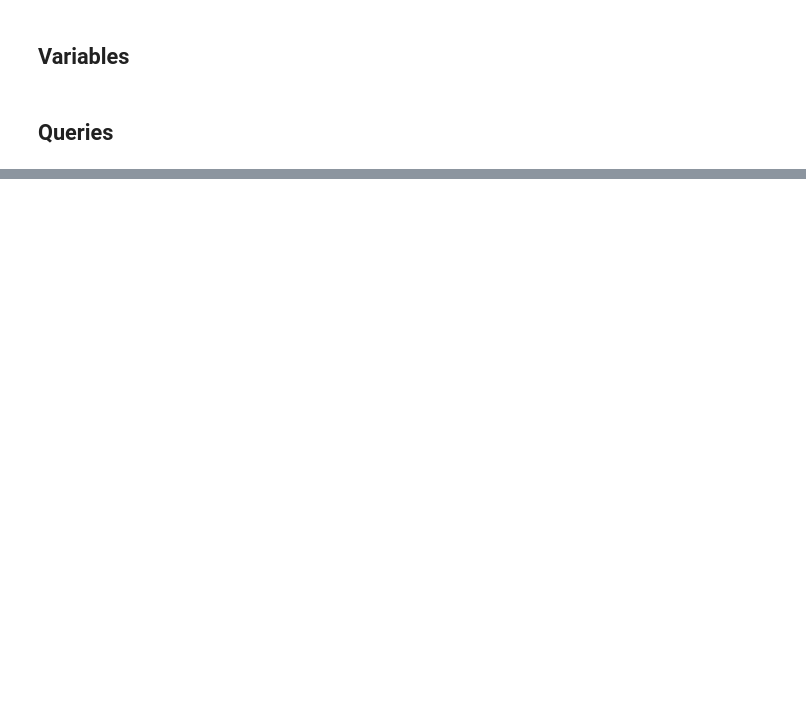
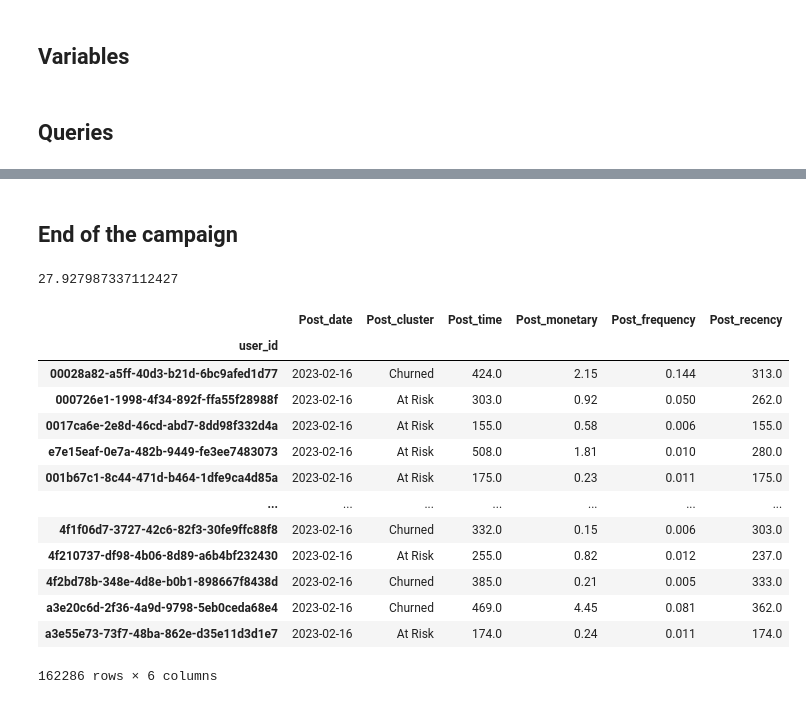
Before and after one commit to klar-mx/growth-scripts, a Jupyter notebook: RFM/CRM_Analytics/Churned_Campaigns/Churned Analysis V3.ipynb, the cells around one changed output, grey strips where cells are left out. Cells and saved outputs as stored; diff of their text form; code cells hidden in the pictures; blank space fills up the shorter version.

```diff
--- a/RFM/CRM_Analytics/Churned_Campaigns/Churned Analysis V3.ipynb
+++ b/RFM/CRM_Analytics/Churned_Campaigns/Churned Analysis V3.ipynb
@@ -207,0 +139,9 @@ Treatment
+# %% [markdown]
+## End of the campaign
+# %%
+start_time = time.time()
+# Start of the campaign
+end_campaign = pd.read_sql_query(query_rfm.format(dates[1], tuple(cohort_info.user_id.to_list())), cnx)
+print(time.time()-start_time)
+# %% [output]
+27.927987337112427
@@ -207,0 +152,17 @@ Treatment
+# %%
+end_campaign
+# %% [output]
+|  | Post_date | Post_cluster | Post_time | Post_monetary | Post_frequency | Post_recency |
+| user_id |  |  |  |  |  |  |
+| 00028a82-a5ff-40d3-b21d-6bc9afed1d77 | 2023-02-16 | Churned | 424.0 | 2.15 | 0.144 | 313.0 |
+| 000726e1-1998-4f34-892f-ffa55f28988f | 2023-02-16 | At Risk | 303.0 | 0.92 | 0.050 | 262.0 |
+| 0017ca6e-2e8d-46cd-abd7-8dd98f332d4a | 2023-02-16 | At Risk | 155.0 | 0.58 | 0.006 | 155.0 |
+| e7e15eaf-0e7a-482b-9449-fe3ee7483073 | 2023-02-16 | At Risk | 508.0 | 1.81 | 0.010 | 280.0 |
+| 001b67c1-8c44-471d-b464-1dfe9ca4d85a | 2023-02-16 | At Risk | 175.0 | 0.23 | 0.011 | 175.0 |
+| ... | ... | ... | ... | ... | ... | ... |
+| 4f1f06d7-3727-42c6-82f3-30fe9ffc88f8 | 2023-02-16 | Churned | 332.0 | 0.15 | 0.006 | 303.0 |
+| 4f210737-df98-4b06-8d89-a6b4bf232430 | 2023-02-16 | At Risk | 255.0 | 0.82 | 0.012 | 237.0 |
+| 4f2bd78b-348e-4d8e-b0b1-898667f8438d | 2023-02-16 | Churned | 385.0 | 0.21 | 0.005 | 333.0 |
+| a3e20c6d-2f36-4a9d-9798-5eb0ceda68e4 | 2023-02-16 | Churned | 469.0 | 4.45 | 0.081 | 362.0 |
+| a3e55e73-73f7-48ba-862e-d35e11d3d1e7 | 2023-02-16 | At Risk | 174.0 | 0.24 | 0.011 | 174.0 |
+162286 rows × 6 columns
```
Also changed, not shown: parts of 37 cells of this notebook, 12 other files.
